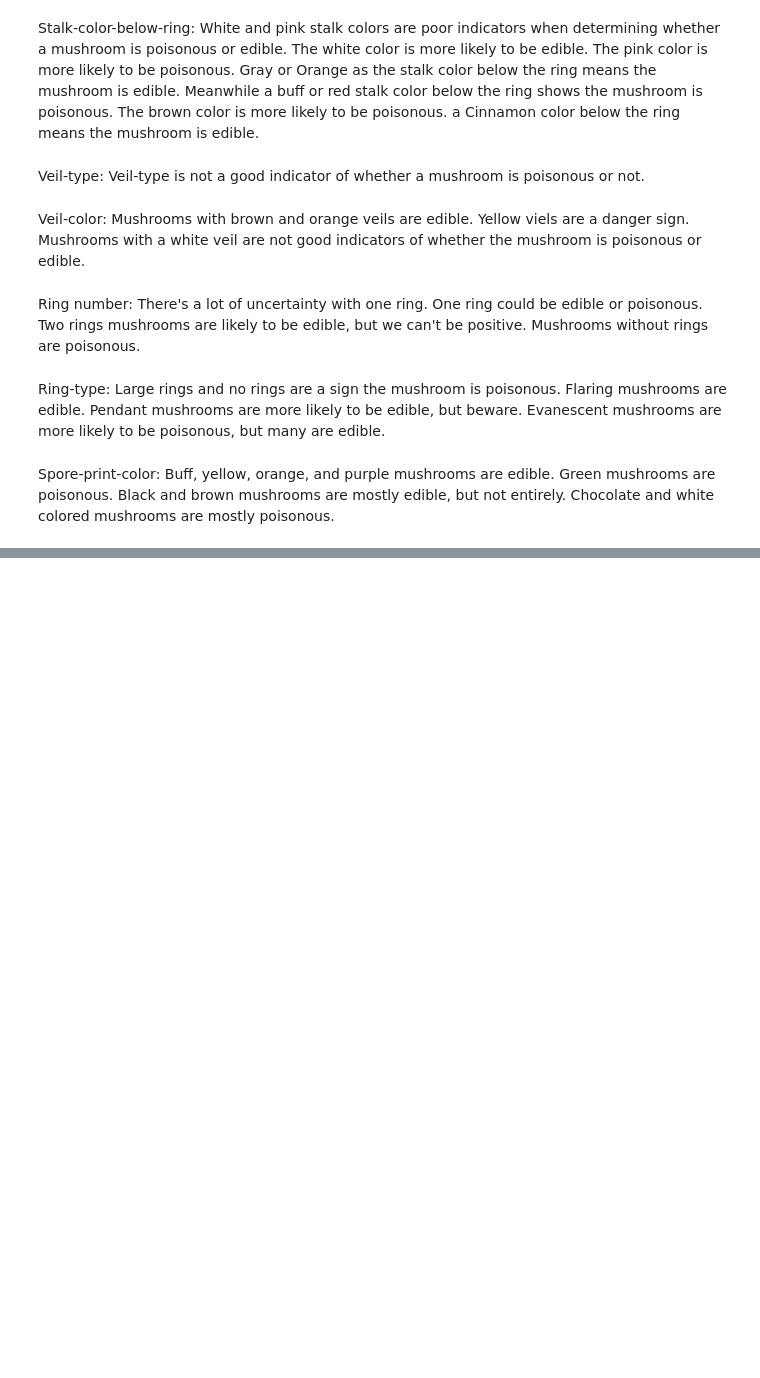
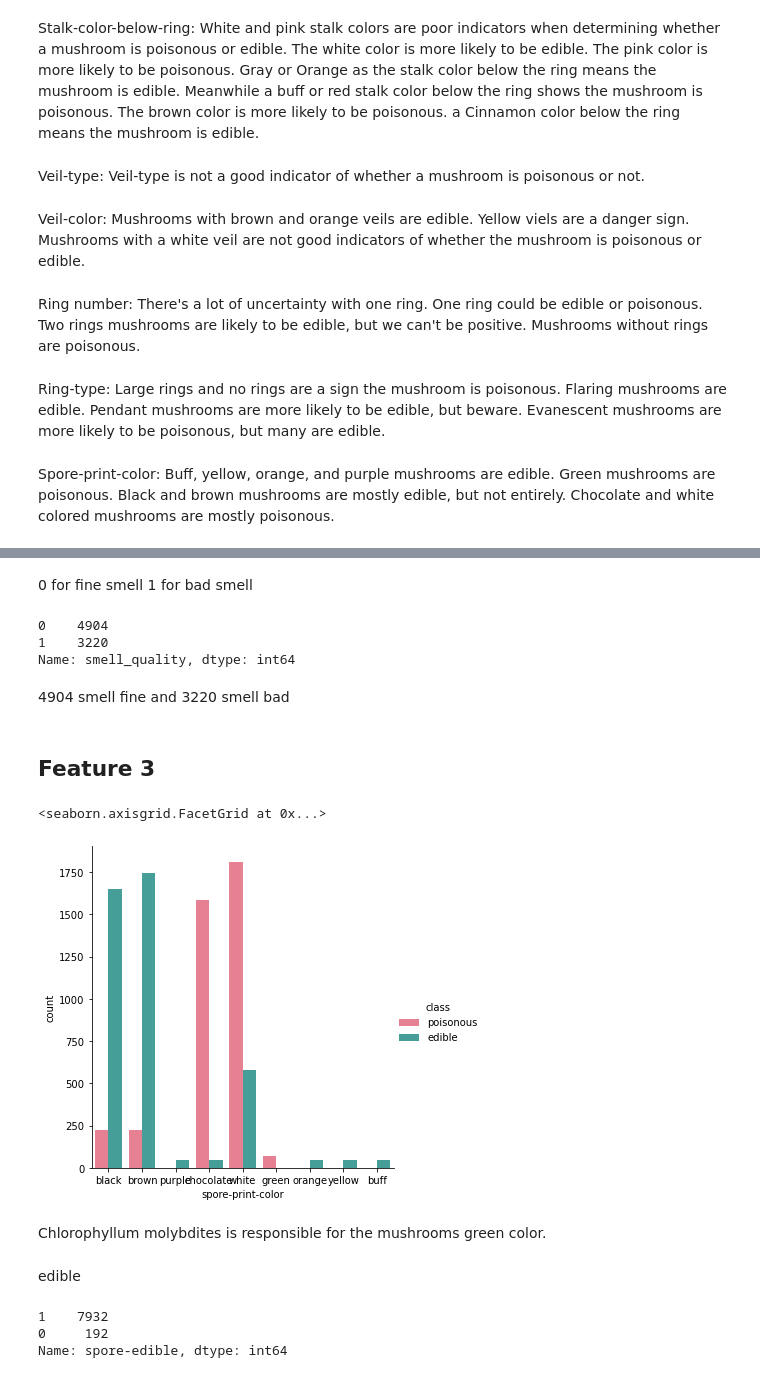
Before and after one commit to raizelistaken/Classification_project3, a Jupyter notebook: Wed.ipynb, the cells around one changed output, grey strips where cells are left out. Cells and saved outputs as stored; diff of their text form; code cells hidden in the pictures; blank space fills up the shorter version.

```diff
--- a/Wed.ipynb
+++ b/Wed.ipynb
@@ -189,0 +341,2 @@ for i, column in enumerate(df):
+# %%
+df['human_interference'] = np.where((df['habitat'] == 'urban') | (df['habitat'] == 'paths') | (df['habitat'] == 'waste'), 0, 1)
@@ -189,0 +375,21 @@ for i, column in enumerate(df):
+# %%
+df['smell_quality'] = np.where((df['odor'] == 'almond') | (df['odor'] == 'anise') | (df['odor'] == 'none') | (df['odor'] == 'spicy'), 0, 1)
+# %% [markdown]
+0 for fine smell 1 for bad smell
+# %%
+df['smell_quality'].value_counts()
+# %% [output]
+0    4904
+1    3220
+Name: smell_quality, dtype: int64
+# %% [markdown]
+4904 smell fine and 3220 smell bad
+# %% [markdown]
+## Feature 3
+# %%
+sns.catplot(x='spore-print-color', hue="class", kind='count', data=df, palette = 'husl')
+# %% [output]
+<seaborn.axisgrid.FacetGrid at 0x...>
+[figure, added]
+# %% [markdown]
+Chlorophyllum molybdites is responsible for the mushrooms green color.
@@ -189,0 +398,2 @@ for i, column in enumerate(df):
+# %% [markdown]
+edible
@@ -189,0 +403,6 @@ for i, column in enumerate(df):
+# %%
+df['spore-edible'].value_counts()
+# %% [output]
+1    7932
+0     192
+Name: spore-edible, dtype: int64
```
Also changed, not shown: parts of 53 cells of this notebook.
